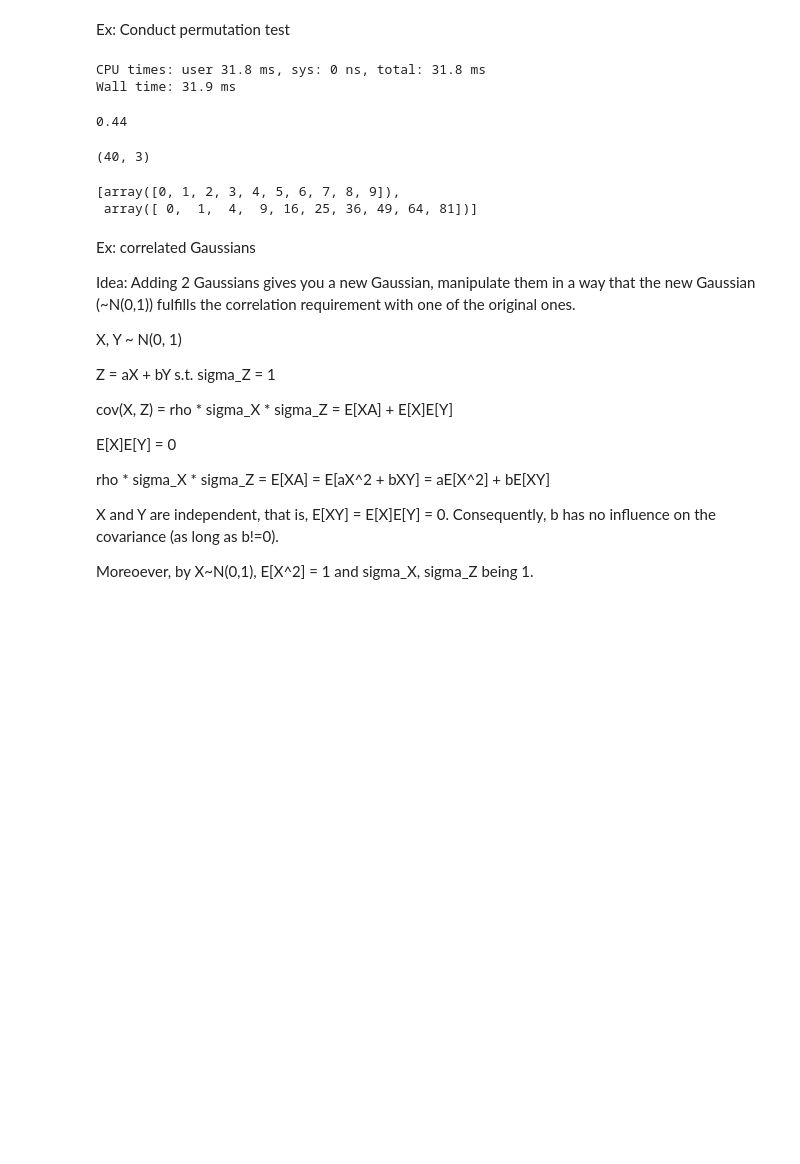
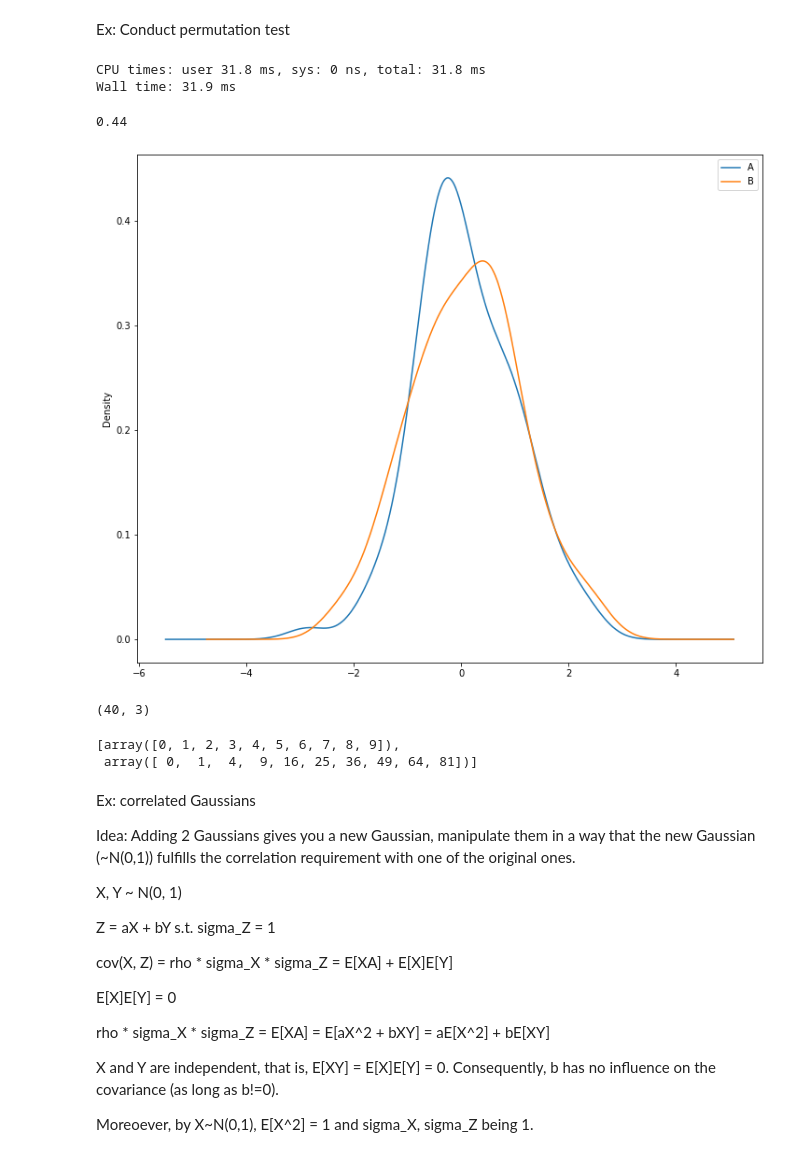
Before and after one commit to RoetGer/decisions-under-uncertainty, a Jupyter notebook: solved_problems.ipynb, the cells around one changed output. Saved outputs shown, nothing was run; the diff lists cells and outputs as text; code cells hidden in the pictures; blank space fills up the shorter version.

```diff
--- a/solved_problems.ipynb
+++ b/solved_problems.ipynb
@@ -888,6 +888,19 @@ Wall time: 31.9 ms
 np.mean(perm_stats > orig_stat)
 # %% [output]
 0.44
+# %%
+import pandas as pd
+df = pd.DataFrame({
+    'obs': samp_total,
+    'samples': np.concatenate([
+        np.repeat('A', repeats=samp1.shape[0]),
+        np.repeat('B', repeats=samp2.shape[0])
+        ], axis=0)
+})
+
+df.groupby('samples').obs.plot.kde(legend=True, figsize=(12,10));
+# %% [output]
+[figure, added]
 # %%
 np.concatenate([samp1, samp2], axis=0)
 # %% [output]
```
Also changed, not shown: parts of 4 cells of this notebook.
